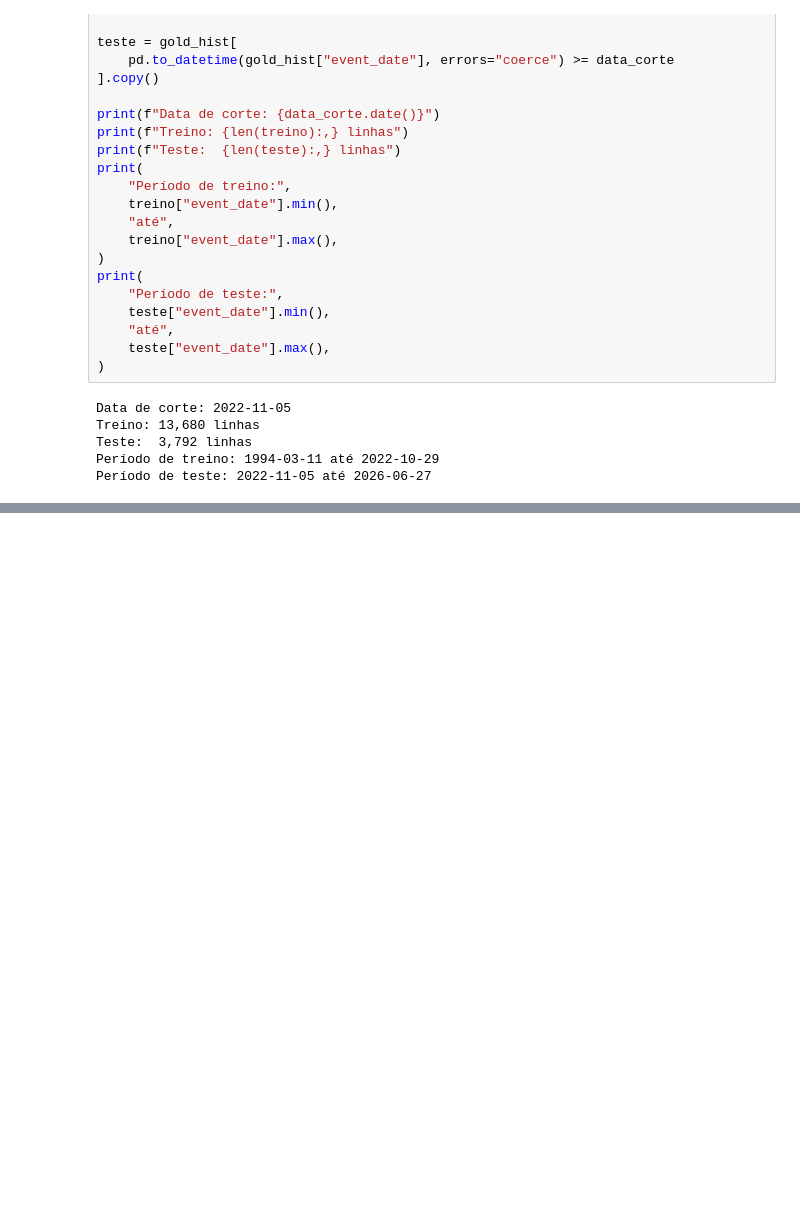
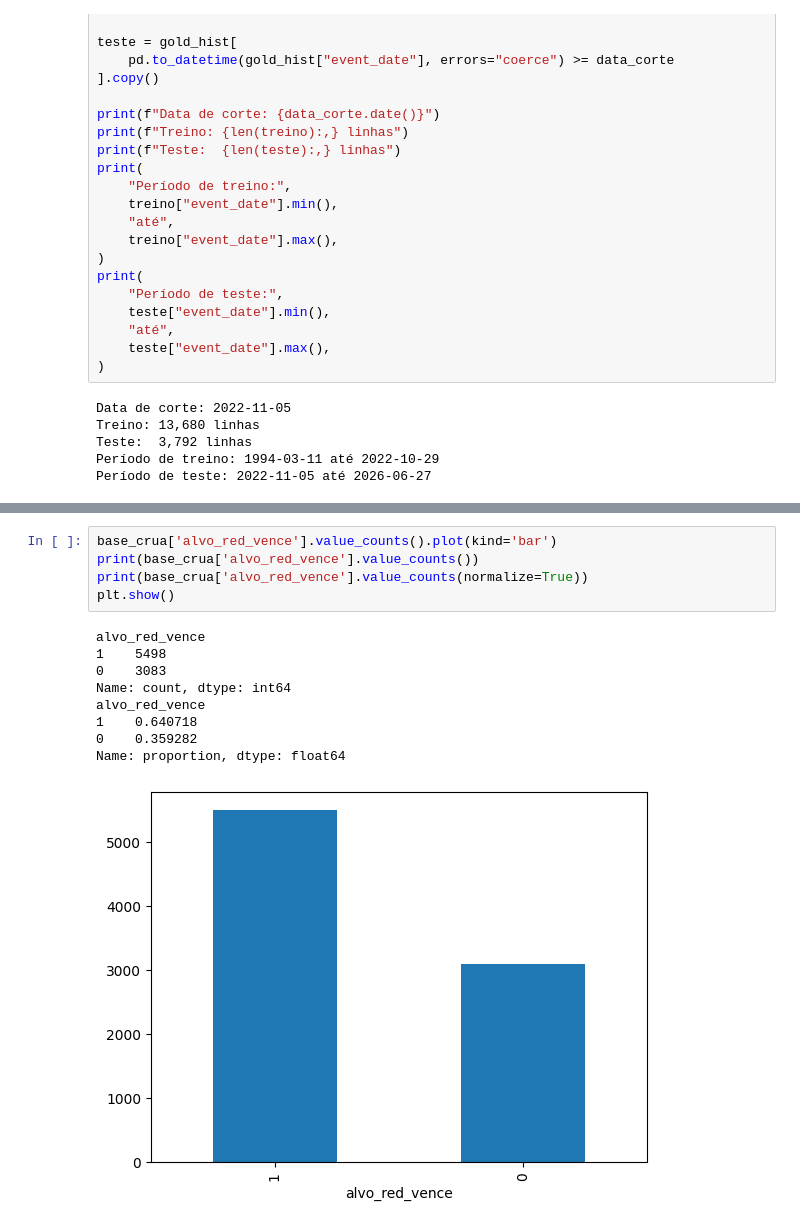
Before and after one commit to EduardoDemetrio/mma-data-lab, a Jupyter notebook: model.ipynb, the cells around one changed output, grey strips where cells are left out. Drawn from its saved outputs; the diff is of its cells as text; blank space fills up the shorter version.

```diff
--- a/model.ipynb
+++ b/model.ipynb
@@ -3172,0 +3583,15 @@ Exemplo das colunas adicionadas:
+# %%
+base_crua['alvo_red_vence'].value_counts().plot(kind='bar')
+print(base_crua['alvo_red_vence'].value_counts())
+print(base_crua['alvo_red_vence'].value_counts(normalize=True))
+plt.show()
+# %% [output]
+alvo_red_vence
+1    5498
+0    3083
+Name: count, dtype: int64
+alvo_red_vence
+1    0.640718
+0    0.359282
+Name: proportion, dtype: float64
+[figure, added]
```
Also changed, not shown: parts of 62 cells of this notebook, 2 other files.
